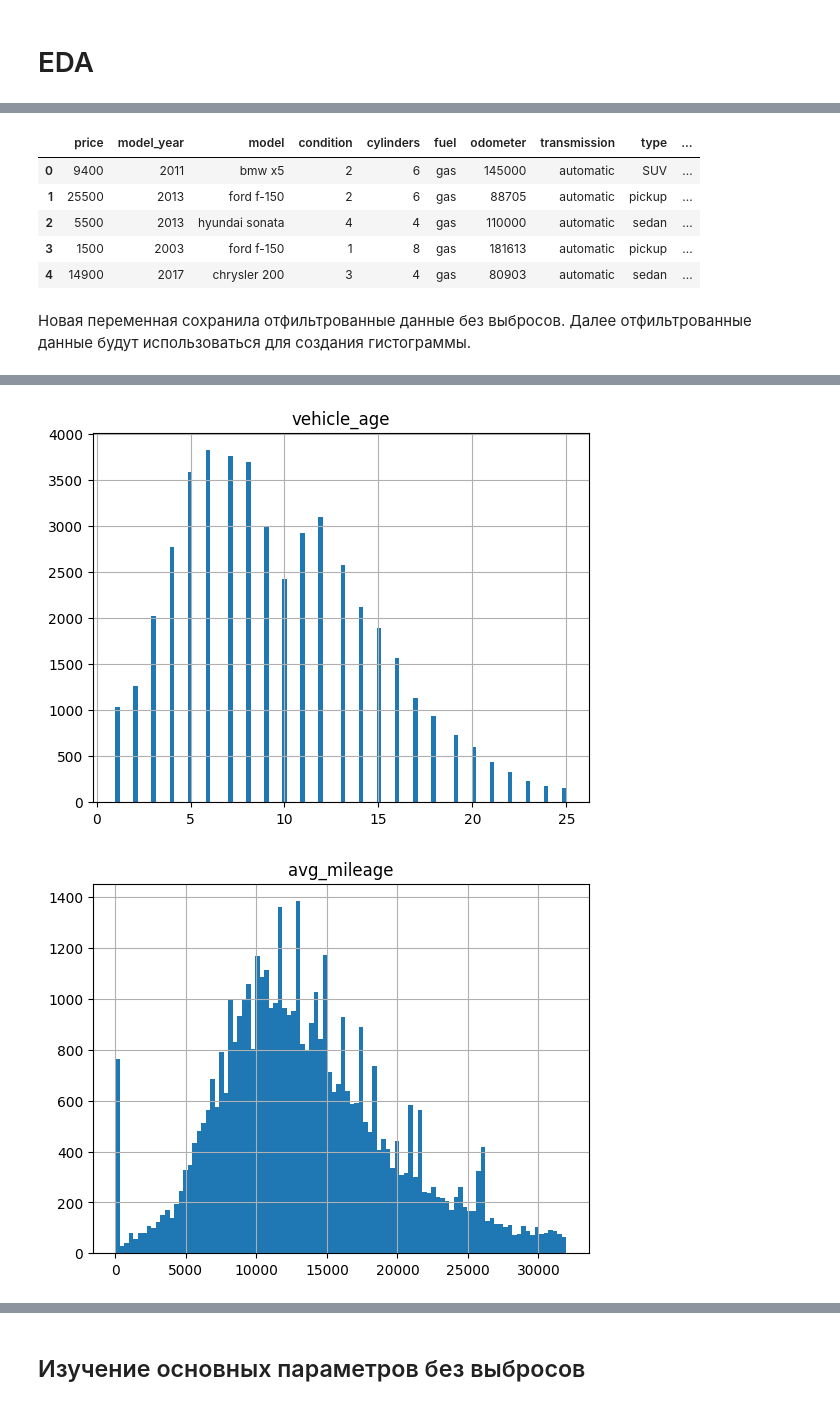
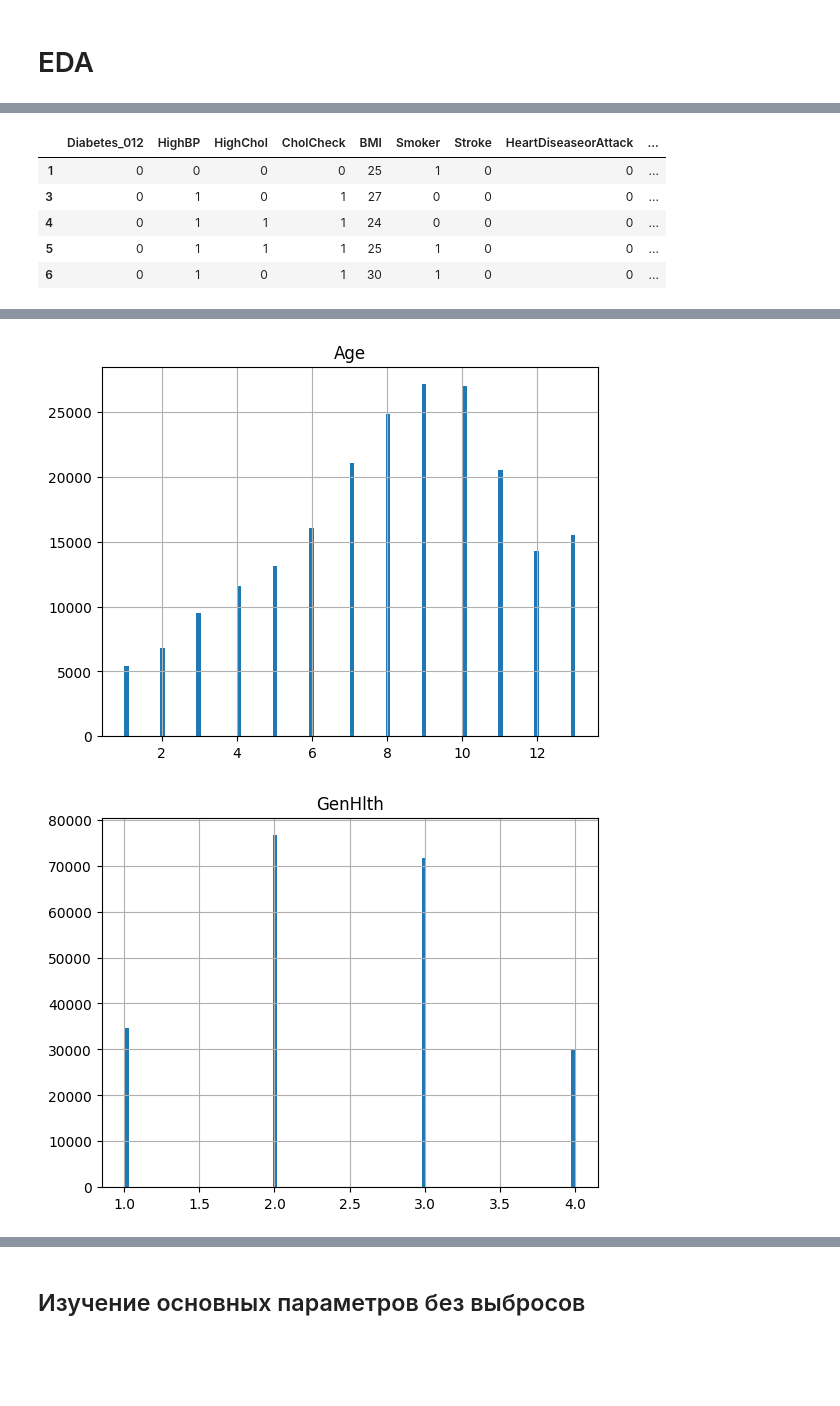
Before and after one commit to AlexeyRau/OMGTU, a Jupyter notebook: 2 курс/4 семестр/Машинное обучение/Лабораторная работа №1. Исследовательский анализ данных (EDA)/Ex1_c.ipynb, the cells around one changed output, grey strips where cells are left out. Cells and saved outputs as stored; diff of their text form; code cells hidden in the pictures; blank space fills up the shorter version.

```diff
--- a/2 курс/4 семестр/Машинное обучение/Лабораторная работа №1. Исследовательский анализ данных (EDA)/Ex1_c.ipynb
+++ b/2 курс/4 семестр/Машинное обучение/Лабораторная работа №1. Исследовательский анализ данных (EDA)/Ex1_c.ipynb
@@ -332,0 +316,3 @@ KeyError: "None of [Index(['price', 'vehicle_age', 'avg_mileage'], dtype='object
+# %%
+outlier = data[['BMI', 'Age', 'GenHlth', 'Income']]
+outlier
@@ -376,17 +378,15 @@ index_list = list(data_filtered.index.values)
 data_filtered = data[data.index.isin(index_list)]
 data_filtered.head()
 # %% [output]
-|  | price | model_year | model | condition | cylinders | fuel | odometer | transmission | type | ... |
-| 0 | 9400 | 2011 | bmw x5 | 2 | 6 | gas | 145000 | automatic | SUV | ... |
-| 1 | 25500 | 2013 | ford f-150 | 2 | 6 | gas | 88705 | automatic | pickup | ... |
-| 2 | 5500 | 2013 | hyundai sonata | 4 | 4 | gas | 110000 | automatic | sedan | ... |
-| 3 | 1500 | 2003 | ford f-150 | 1 | 8 | gas | 181613 | automatic | pickup | ... |
-| 4 | 14900 | 2017 | chrysler 200 | 3 | 4 | gas | 80903 | automatic | sedan | ... |
+|  | Diabetes_012 | HighBP | HighChol | CholCheck | BMI | Smoker | Stroke | HeartDiseaseorAttack | ... |
+| 1 | 0 | 0 | 0 | 0 | 25 | 1 | 0 | 0 | ... |
+| 3 | 0 | 1 | 0 | 1 | 27 | 0 | 0 | 0 | ... |
+| 4 | 0 | 1 | 1 | 1 | 24 | 0 | 0 | 0 | ... |
+| 5 | 0 | 1 | 1 | 1 | 25 | 1 | 0 | 0 | ... |
+| 6 | 0 | 1 | 0 | 1 | 30 | 1 | 0 | 0 | ... |
-# %% [markdown]
-Новая переменная сохранила отфильтрованные данные без выбросов. Далее отфильтрованные данные будут использоваться для создания гистограммы.
 # %%
 # создать гистограмму с отфильтрованным выбросом
-filtered_outlier = data_filtered[['price','vehicle_age','avg_mileage']]
+filtered_outlier = data_filtered[['BMI', 'Age', 'GenHlth', 'Income']]
 
 for col in filtered_outlier:
     data_filtered.hist(col, bins=100)
@@ -395,2 +395,2 @@ for col in filtered_outlier:
-[figure, old version]
+[figure, new version]
-[figure, old version]
+[figure, new version]
```
Also changed, not shown: parts of 22 cells of this notebook.
